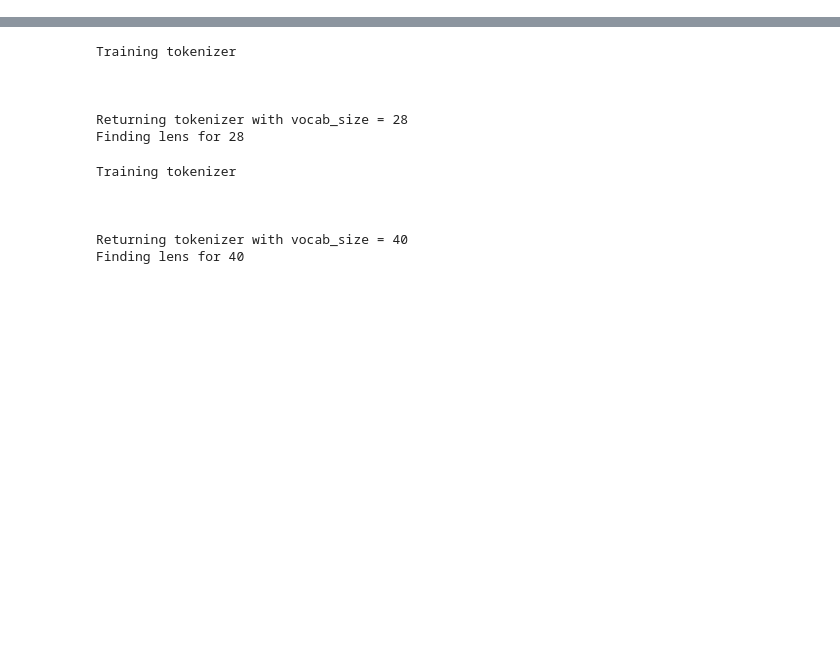
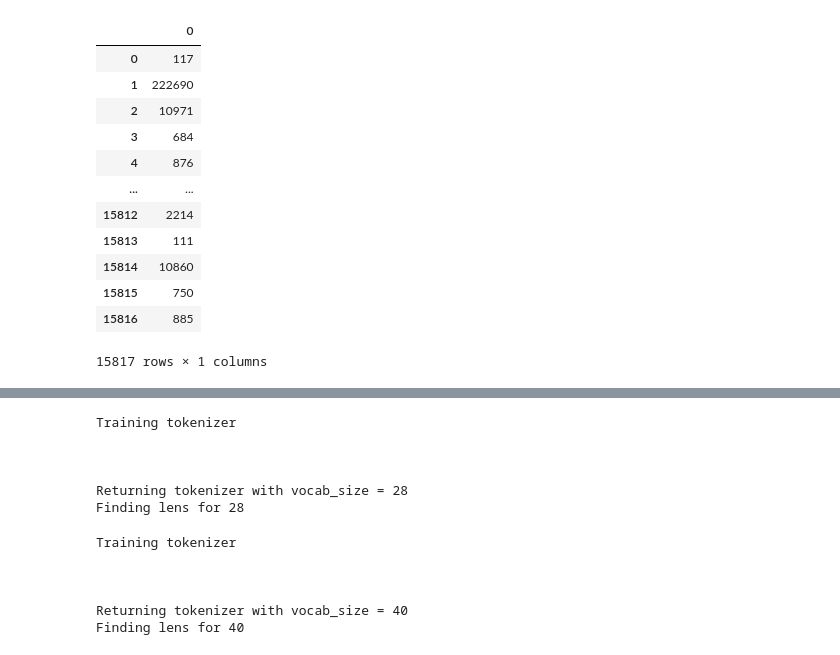
Before and after one commit to sakethramakrishnan/cpe, a Jupyter notebook: cpe/determining_tokenizer.ipynb, the cells around one changed output, grey strips where cells are left out. Cells and saved outputs as stored; diff of their text form; code cells hidden in the pictures; blank space fills up the shorter version.

```diff
--- a/cpe/determining_tokenizer.ipynb
+++ b/cpe/determining_tokenizer.ipynb
@@ -525,0 +808,16 @@ Finding lens for 1000
+# %%
+df
+# %% [output]
+|  | 0 |
+| 0 | 117 |
+| 1 | 222690 |
+| 2 | 10971 |
+| 3 | 684 |
+| 4 | 876 |
+| ... | ... |
+| 15812 | 2214 |
+| 15813 | 111 |
+| 15814 | 10860 |
+| 15815 | 750 |
+| 15816 | 885 |
+15817 rows × 1 columns
```
Also changed, not shown: parts of 26 cells of this notebook, 2 other files.
